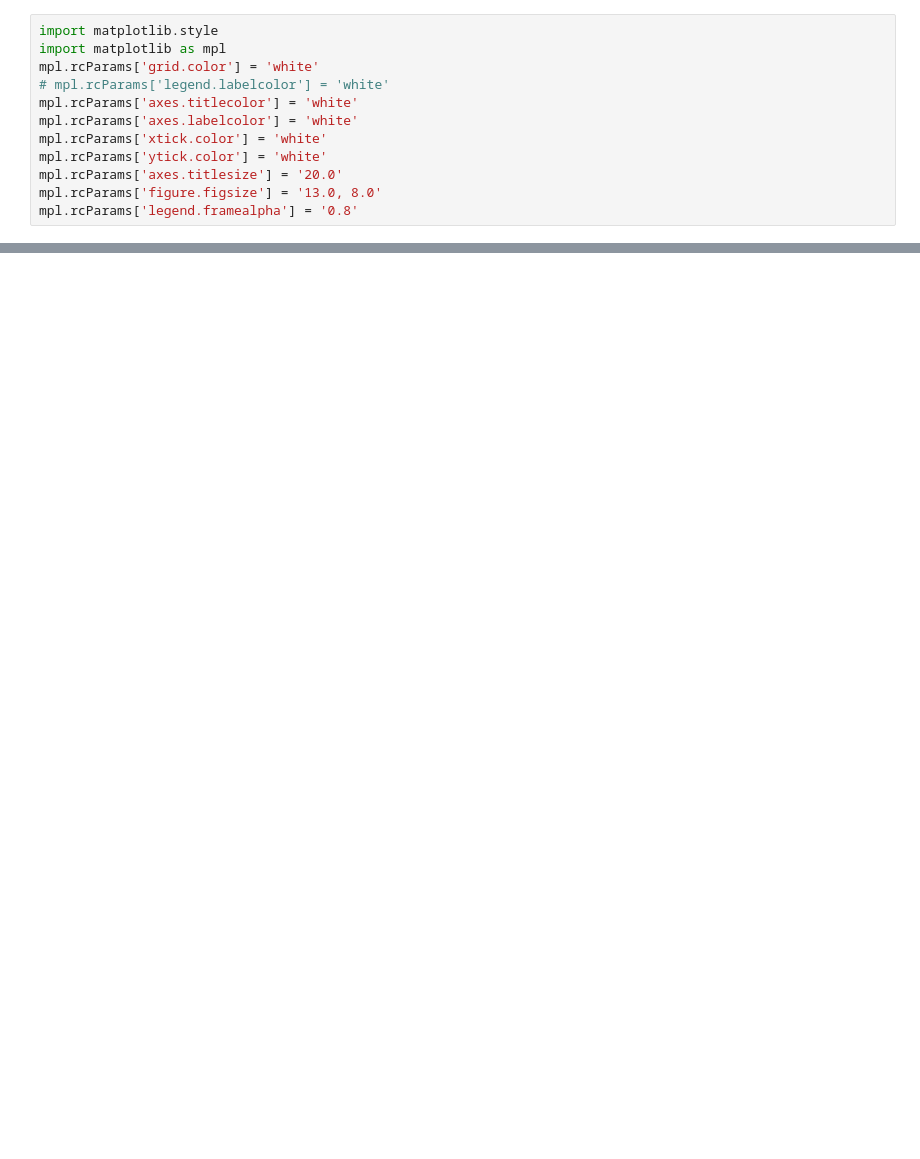
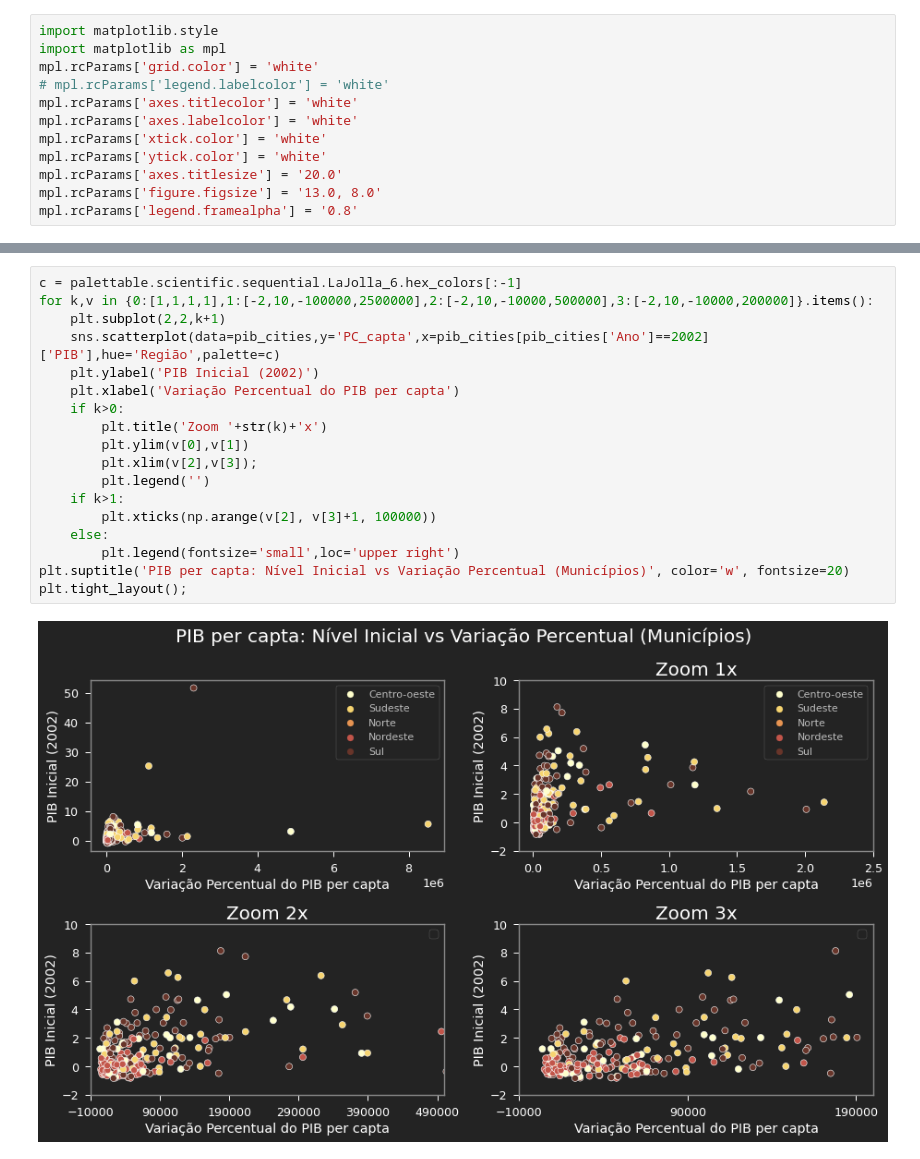
Before and after one commit to danielnrocha/Convergencia_PIB_Municipios, a Jupyter notebook: ConvergenciaMunicipios.ipynb, the cells around one changed output, grey strips where cells are left out. Saved outputs shown, nothing was run; the diff lists cells and outputs as text; blank space fills up the shorter version.

```diff
--- a/ConvergenciaMunicipios.ipynb
+++ b/ConvergenciaMunicipios.ipynb
@@ -118,0 +128,20 @@ for c in pib_cities['Município']:
+# %%
+c = palettable.scientific.sequential.LaJolla_6.hex_colors[:-1]
+for k,v in {0:[1,1,1,1],1:[-2,10,-100000,2500000],2:[-2,10,-10000,500000],3:[-2,10,-10000,200000]}.items():
+    plt.subplot(2,2,k+1)
+    sns.scatterplot(data=pib_cities,y='PC_capta',x=pib_cities[pib_cities['Ano']==2002]['PIB'],hue='Região',palette=c)
+    plt.ylabel('PIB Inicial (2002)')
+    plt.xlabel('Variação Percentual do PIB per capta')
+    if k>0:
+        plt.title('Zoom '+str(k)+'x')
+        plt.ylim(v[0],v[1])
+        plt.xlim(v[2],v[3]);
+        plt.legend('')
+    if k>1:
+        plt.xticks(np.arange(v[2], v[3]+1, 100000))
+    else:
+        plt.legend(fontsize='small',loc='upper right')
+plt.suptitle('PIB per capta: Nível Inicial vs Variação Percentual (Municípios)', color='w', fontsize=20)
+plt.tight_layout();
+# %% [output]
+[figure, added]
```
Also changed, not shown: parts of 27 cells of this notebook.
